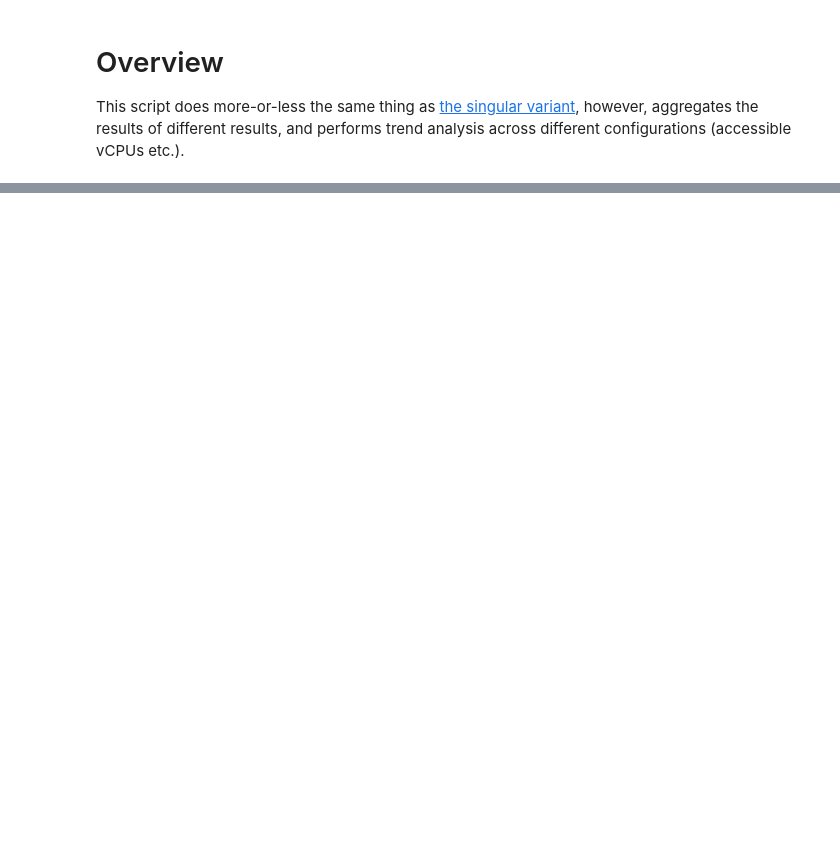
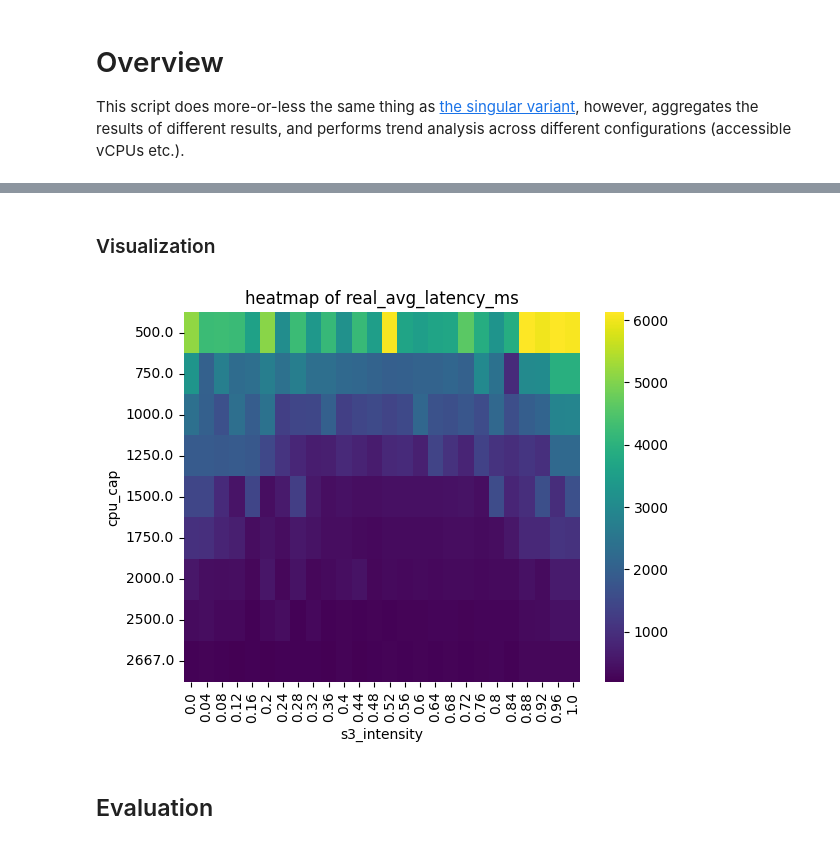
Before and after one commit to wmeijer221/muBench-experiment, a Jupyter notebook: gssi_experiment/gateway_aggregator/gateway_aggregator_analysis_global.ipynb, the cells around one changed output, grey strips where cells are left out. Drawn from its saved outputs; the diff is of its cells as text; code cells hidden in the pictures; blank space fills up the shorter version.

```diff
--- a/gssi_experiment/gateway_aggregator/gateway_aggregator_analysis_global.ipynb
+++ b/gssi_experiment/gateway_aggregator/gateway_aggregator_analysis_global.ipynb
@@ -11,11 +11,15 @@ import pandas as pd
 import numpy as np
 import matplotlib.pyplot as plt
 from scipy.stats import spearmanr
+import typing
 
+import seaborn as sns
+
+MAX_STEPS = 25
+MAX_CORES = 8
+
+base_path = "/workspaces/muBench-experiment/gssi_experiment/gateway_aggregator/results/2023_11_13/results/"
 
 pincirollis_data_path = "/workspaces/muBench-experiment/gssi_experiment/gateway_aggregator/pincirolli_results.csv"
 synth_df = pd.read_csv(pincirollis_data_path, header=0)
 synth_df.describe()
-
-
-results_base_path = "/workspaces/muBench-experiment/gssi_experiment/gateway_aggregator/results/2023_11_13/results/2023_11_12/500m_1rep_25trials/run_1/"
@@ -62,0 +206,7 @@ df
+# %%
+or_df = df[df["replications"] == 1]
+or_df.describe()
+
+or_df = or_df.groupby(['cpu_cap', 's3_intensity']).mean().reset_index()
+
+or_df
@@ -62,0 +227,31 @@ df
+# %% [markdown]
+### Visualization
+# %%
+# Visualizes cross-section s3 intensity and CPU access.
+
+
+def create_heatmap(df, x_key, y_key, val_key):
+    fig_df = df[[y_key, x_key, val_key]].astype(float)
+
+    heatmap_data = fig_df.pivot(index=y_key, columns=[x_key], values=[val_key])
+    sns.heatmap(
+        heatmap_data,
+        cmap="viridis",
+        fmt=".1f",
+        xticklabels=[s / MAX_STEPS for s in range(MAX_STEPS + 1)],
+    )
+
+    # Set labels and title
+    plt.xlabel(x_key)
+    plt.ylabel(y_key)
+    plt.title(f"heatmap of {val_key}")
+
+    # Show the plot
+    plt.show()
+
+
+create_heatmap(or_df, "s3_intensity", "cpu_cap", "real_avg_latency_ms")
+# %% [output]
+[figure, added]
+# %% [markdown]
+## Evaluation
```
Also changed, not shown: parts of 14 cells of this notebook, 2 other files.
